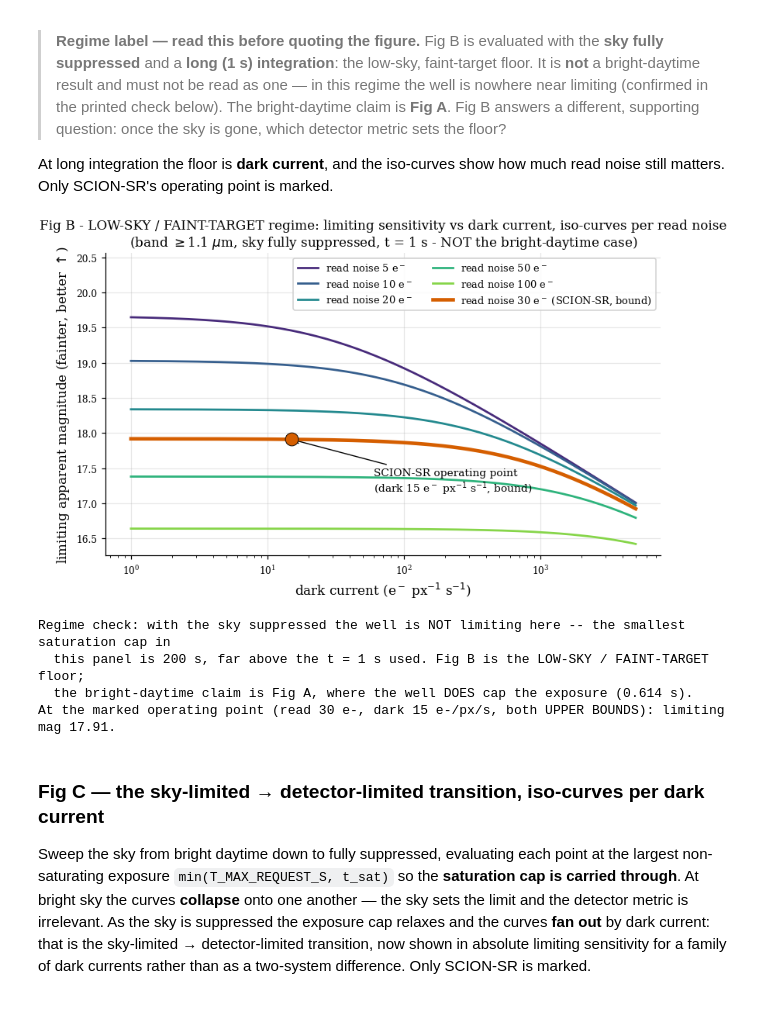
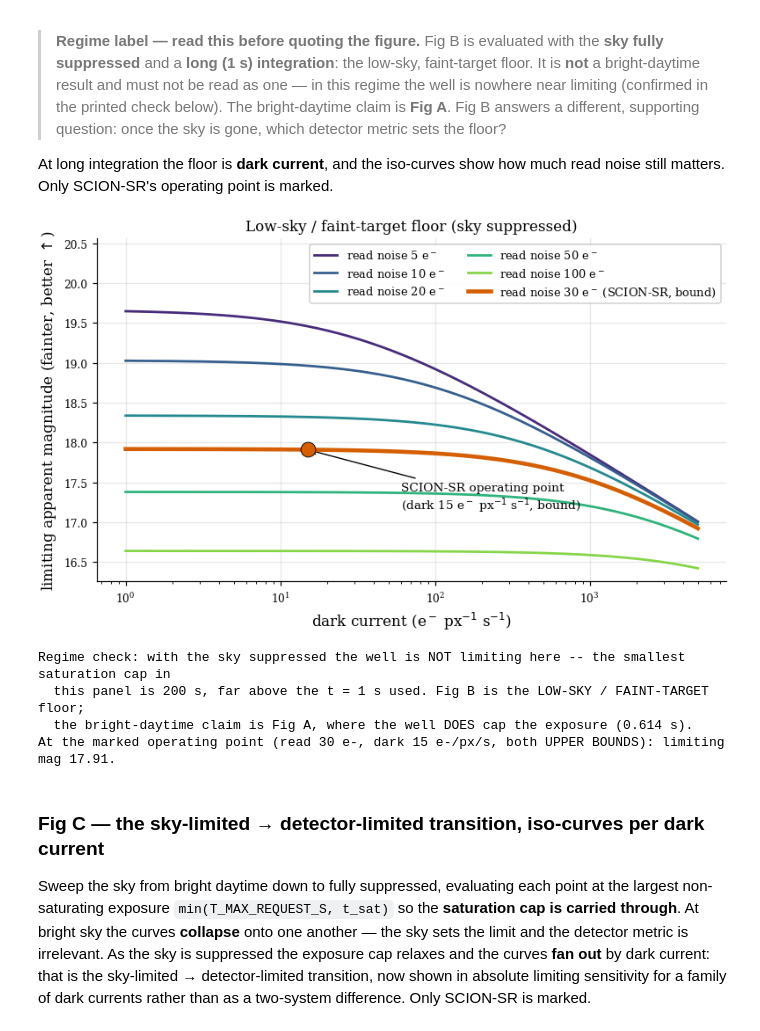
Before and after one commit to KevinKearney/SatSim, a Jupyter notebook: notebooks/radiometric_detector_comparison.ipynb, the cells around one changed output. Drawn from its saved outputs; the diff is of its cells as text; code cells hidden in the pictures.

```diff
--- a/notebooks/radiometric_detector_comparison.ipynb
+++ b/notebooks/radiometric_detector_comparison.ipynb
@@ -1231,36 +1230,35 @@ matters. Only SCION-SR's operating point is marked.
 darks    = np.logspace(0, np.log10(DARK_FAMILY_E_S[-1]), 160)
 fam_cols = plt.cm.viridis(np.linspace(0.12, 0.82, len(READ_FAMILY_E)))
 
 fig, ax = plt.subplots()
 for r, col in zip(READ_FAMILY_E, fam_cols):
     lm = np.array([_scion_limmag(OPERATIONAL_BAND_UM, SKY_SUPPRESSED, T_LONG_S, read_e=r, dark_e_s=dk) for dk in darks])
     ax.plot(darks, lm, color=col, lw=1.8, label=r"read noise %g e$^-$" % r)
 lm_marked = np.array([_scion_limmag(OPERATIONAL_BAND_UM, SKY_SUPPRESSED, T_LONG_S, dark_e_s=dk) for dk in darks])
 ax.plot(darks, lm_marked, color=CBB["vermilion"], lw=3.0, zorder=5,
         label=r"read noise %g e$^-$ (%s, bound)" % (SCION["read_e"], SCION["label"]))
 m_pt = _scion_limmag(OPERATIONAL_BAND_UM, SKY_SUPPRESSED, T_LONG_S)
 ax.plot(SCION["dark_e_s"], m_pt, "o", color=CBB["vermilion"], ms=11, mec=CBB["black"], mew=0.6, zorder=6)
 ax.annotate("%s operating point\n(dark %g e$^-$ px$^{-1}$ s$^{-1}$, bound)" % (SCION["label"], SCION["dark_e_s"]),
             xy=(SCION["dark_e_s"], m_pt), xytext=(60, m_pt-0.75), fontsize=9,
             arrowprops=dict(arrowstyle="->", color=CBB["black"], lw=0.9))
 ax.set_xscale("log")
 ax.set_xlabel(r"dark current (e$^-$ px$^{-1}$ s$^{-1}$)")
 ax.set_ylabel("limiting apparent magnitude (fainter, better $\\uparrow$)")
-ax.set_title("Fig B - LOW-SKY / FAINT-TARGET regime: limiting sensitivity vs dark current, iso-curves per read noise\n"
-             r"(band $\geq$1.1 $\mu$m, sky fully suppressed, t = %g s - NOT the bright-daytime case)" % T_LONG_S)
+ax.set_title("Low-sky / faint-target floor (sky suppressed)")
 _y0, _y1 = ax.get_ylim(); ax.set_ylim(_y0, _y1 + 0.75)   # headroom so the legend clears the curves
 ax.legend(loc="upper right", fontsize=8.5, ncol=2)
 plt.show()
 
 _ts_worst = t_saturate(SCION["full_well"], QE_VISGAAS, OPERATIONAL_BAND_UM, SKY_SUPPRESSED,
                        DARK_FAMILY_E_S[-1], SCION["pitch_um"])
 print("Regime check: with the sky suppressed the well is NOT limiting here -- the smallest saturation cap in")
 print("  this panel is %.4g s, far above the t = %g s used. Fig B is the LOW-SKY / FAINT-TARGET floor;" % (_ts_worst, T_LONG_S))
 print("  the bright-daytime claim is Fig A, where the well DOES cap the exposure (%.3g s)." % ts_scion)
 print("At the marked operating point (read %g e-, dark %g e-/px/s, both UPPER BOUNDS): limiting mag %.2f."
       % (SCION["read_e"], SCION["dark_e_s"], m_pt))
 # %% [output]
-[figure, old version]
+[figure, new version]
 Regime check: with the sky suppressed the well is NOT limiting here -- the smallest saturation cap in
   this panel is 200 s, far above the t = 1 s used. Fig B is the LOW-SKY / FAINT-TARGET floor;
   the bright-daytime claim is Fig A, where the well DOES cap the exposure (0.614 s).
```
Also changed, not shown: parts of 4 cells of this notebook.
